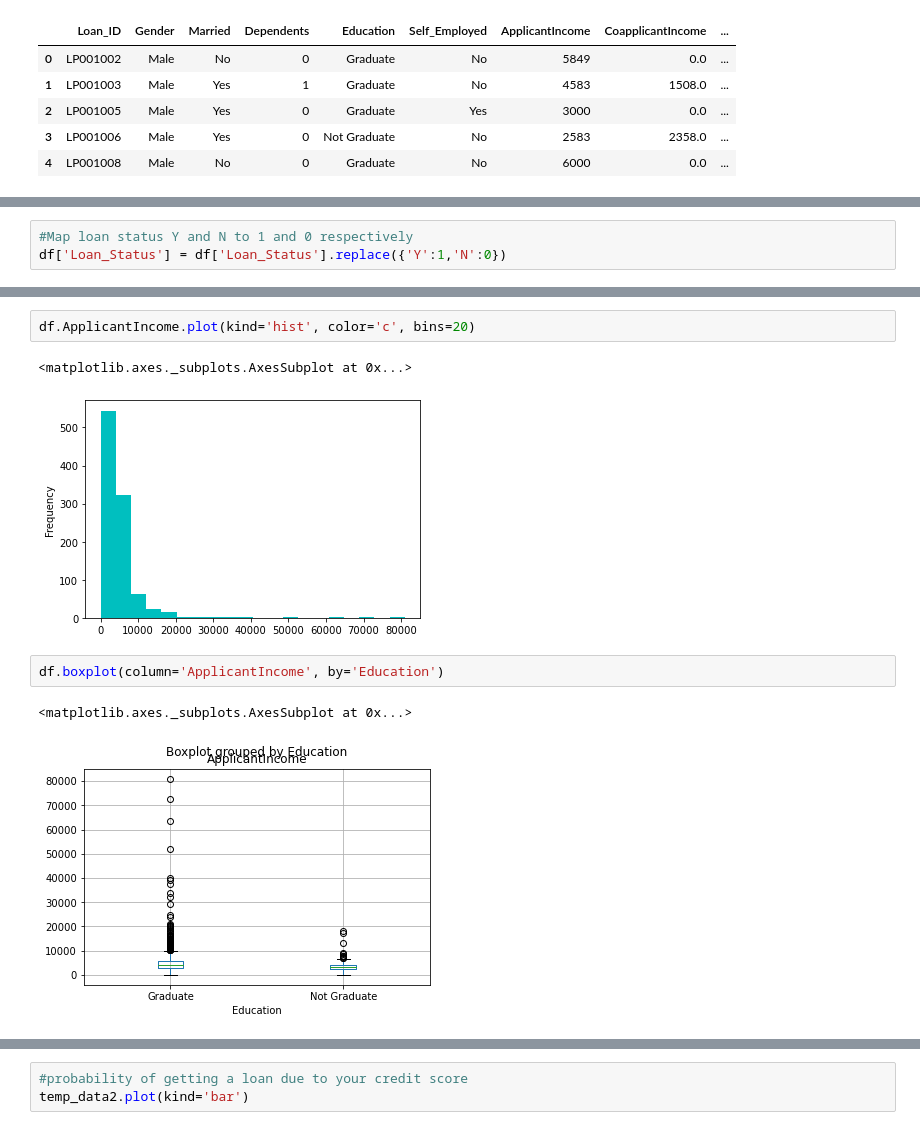
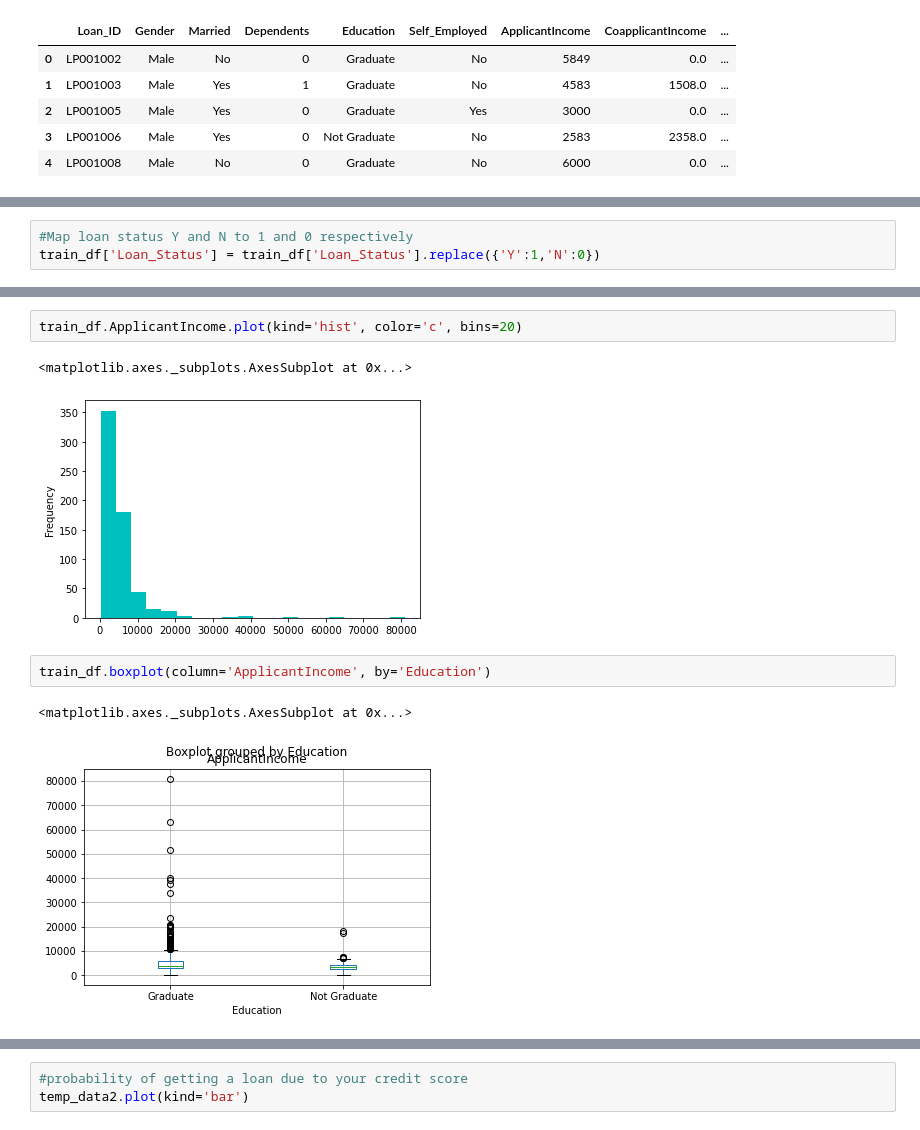
Before and after one commit to walecole/Loan-Prediction, a Jupyter notebook: LoanPrediction.ipynb, the cells around one changed output, grey strips where cells are left out. Drawn from its saved outputs; the diff is of its cells as text.

```diff
--- a/LoanPrediction.ipynb
+++ b/LoanPrediction.ipynb
@@ -111,5 +99,5 @@ Self_Employed
 ... (4 outputs left out)
 # %%
 #Map loan status Y and N to 1 and 0 respectively
-df['Loan_Status'] = df['Loan_Status'].replace({'Y':1,'N':0})
+train_df['Loan_Status'] = train_df['Loan_Status'].replace({'Y':1,'N':0})
 # %%
@@ -132,12 +120,12 @@ df.describe()
 # %%
-df.ApplicantIncome.plot(kind='hist', color='c', bins=20)
+train_df.ApplicantIncome.plot(kind='hist', color='c', bins=20)
 # %% [output]
 <matplotlib.axes._subplots.AxesSubplot at 0x...>
-[figure, old version]
+[figure, new version]
 # %%
-df.boxplot(column='ApplicantIncome', by='Education')
+train_df.boxplot(column='ApplicantIncome', by='Education')
 # %% [output]
 <matplotlib.axes._subplots.AxesSubplot at 0x...>
-[figure, old version]
+[figure, new version]
 # %%
 #Data Exploratory on Credit History
```
Also changed, not shown: parts of 29 cells of this notebook.
